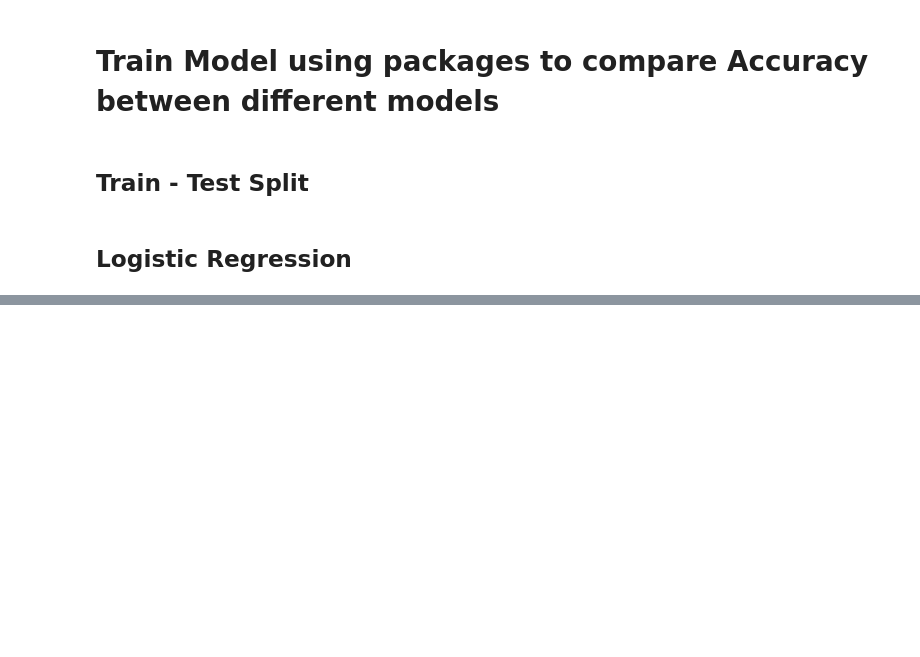
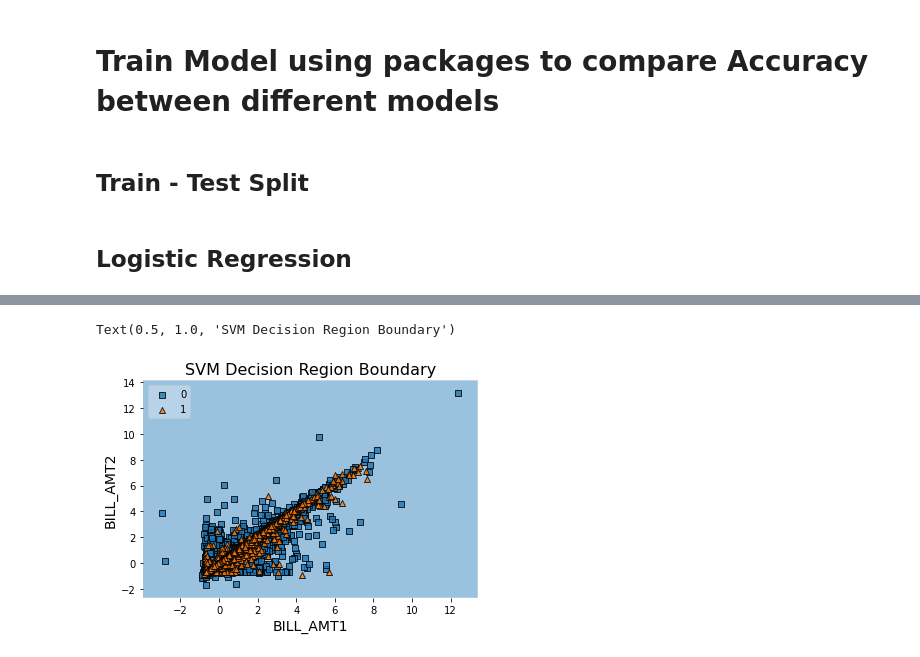
Before and after one commit to nirajprasad12/CreditCardDefaultersPrediction, a Jupyter notebook: Version1.ipynb, the cells around one changed output, grey strips where cells are left out. Cells and saved outputs as stored; diff of their text form; code cells hidden in the pictures; blank space fills up the shorter version.

```diff
--- a/Version1.ipynb
+++ b/Version1.ipynb
@@ -157,0 +381,2 @@ model_LR.score(X_test, y_test) * 100
+# %%
+X_train_small, X_test_small, y_train_small, y_test_small = train_test_split(X, y, train_size = 0.01, random_state = True, stratify = y)
@@ -157,0 +418,20 @@ model_LR.score(X_test, y_test) * 100
+# %%
+X1 = X_test_small[['BILL_AMT1', 'BILL_AMT2']]
+y1 = y_test_small
+
+clf = svm.SVC(decision_function_shape='ovo')
+clf.fit(X1.values, y1.values)
+
+# Plot Decision Region using mlxtend's awesome plotting function
+plot_decision_regions(X=X1.values,
+                      y=y1.values,
+                      clf=clf,
+                      legend=2)
+
+# Update plot object with X/Y axis labels and Figure Title
+plt.xlabel(X1.columns[0], size=14)
+plt.ylabel(X1.columns[1], size=14)
+plt.title('SVM Decision Region Boundary', size=16)
+# %% [output]
+Text(0.5, 1.0, 'SVM Decision Region Boundary')
+[figure, added]
```
Also changed, not shown: parts of 36 cells of this notebook, 5 other files.
